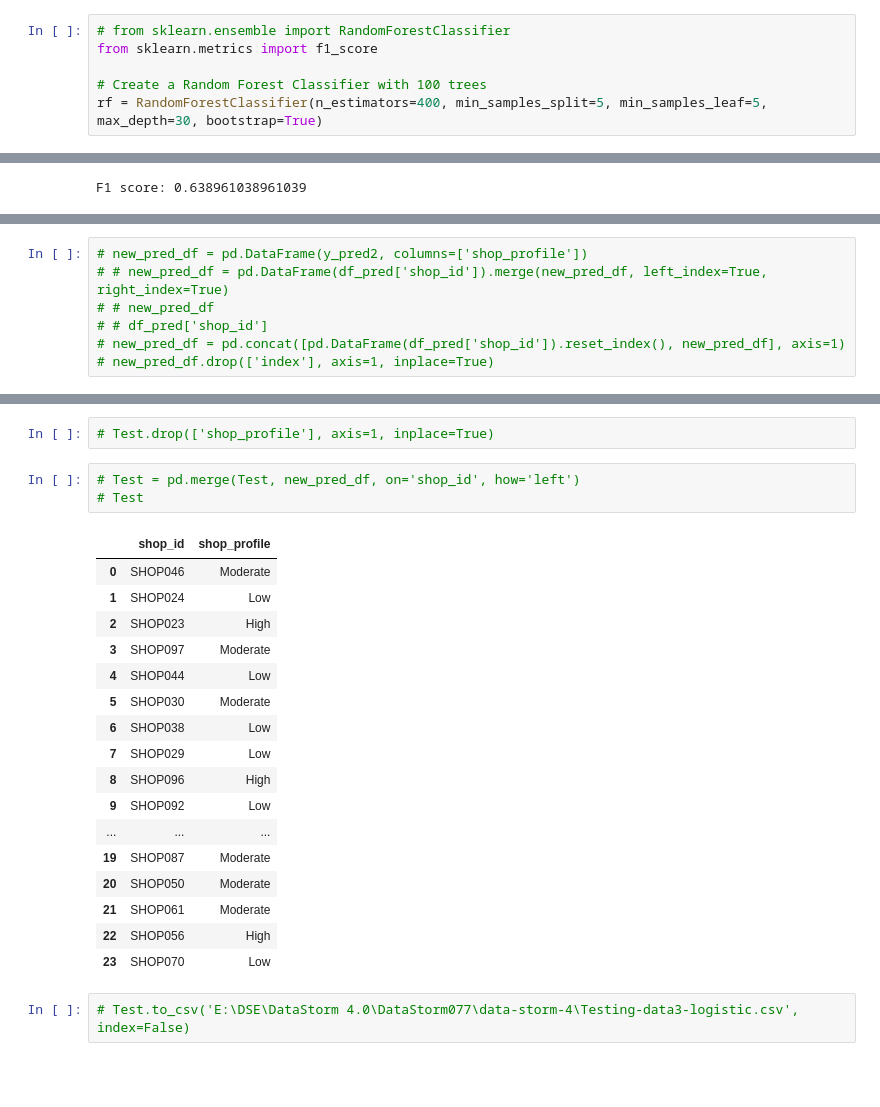
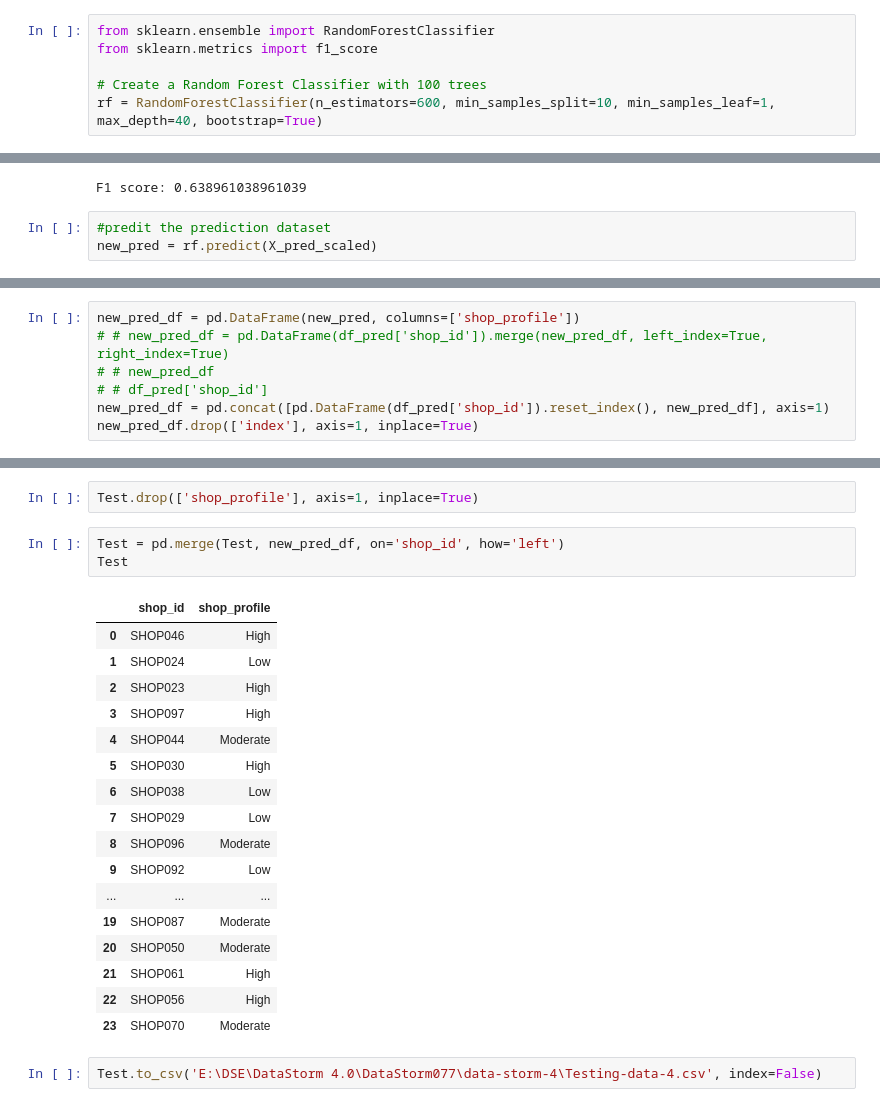
Before and after one commit to tharoosha/DataStorm077, a Jupyter notebook: Day3/Notebook04.ipynb, the cells around one changed output, grey strips where cells are left out. Cells and saved outputs as stored; diff of their text form; blank space fills up the shorter version.

```diff
--- a/Day3/Notebook04.ipynb
+++ b/Day3/Notebook04.ipynb
@@ -896,9 +908,9 @@ NameError: name 'X_scaled' is not defined
 # %%
-# from sklearn.ensemble import RandomForestClassifier
+from sklearn.ensemble import RandomForestClassifier
 from sklearn.metrics import f1_score
 
 # Create a Random Forest Classifier with 100 trees
-rf = RandomForestClassifier(n_estimators=400, min_samples_split=5, min_samples_leaf=5, max_depth=30, bootstrap=True)
+rf = RandomForestClassifier(n_estimators=600, min_samples_split=10, min_samples_leaf=1, max_depth=40, bootstrap=True)
 # %%
 # rf.fit(X_new_df, y)
 # %%
@@ -942,3 +944,6 @@ f1 = f1_score(y_test, y_pred, average='macro')
 print("F1 score:", f1)
 # %% [output]
 F1 score: 0.638961038961039
+# %%
+#predit the prediction dataset
+new_pred = rf.predict(X_pred_scaled)
@@ -945,8 +961,8 @@ F1 score: 0.638961038961039
 # %%
-# new_pred_df = pd.DataFrame(y_pred2, columns=['shop_profile'])
+new_pred_df = pd.DataFrame(new_pred, columns=['shop_profile'])
 # # new_pred_df = pd.DataFrame(df_pred['shop_id']).merge(new_pred_df, left_index=True, right_index=True)
 # # new_pred_df
 # # df_pred['shop_id']
-# new_pred_df = pd.concat([pd.DataFrame(df_pred['shop_id']).reset_index(), new_pred_df], axis=1)
-# new_pred_df.drop(['index'], axis=1, inplace=True)
+new_pred_df = pd.concat([pd.DataFrame(df_pred['shop_id']).reset_index(), new_pred_df], axis=1)
+new_pred_df.drop(['index'], axis=1, inplace=True)
 # %%
@@ -972,25 +988,25 @@ F1 score: 0.638961038961039
 # %%
-# Test.drop(['shop_profile'], axis=1, inplace=True)
+Test.drop(['shop_profile'], axis=1, inplace=True)
 # %%
-# Test = pd.merge(Test, new_pred_df, on='shop_id', how='left')
-# Test
+Test = pd.merge(Test, new_pred_df, on='shop_id', how='left')
+Test
 # %% [output]
 |  | shop_id | shop_profile |
-| 0 | SHOP046 | Moderate |
+| 0 | SHOP046 | High |
 | 1 | SHOP024 | Low |
 | 2 | SHOP023 | High |
-| 3 | SHOP097 | Moderate |
-| 4 | SHOP044 | Low |
-| 5 | SHOP030 | Moderate |
+| 3 | SHOP097 | High |
+| 4 | SHOP044 | Moderate |
+| 5 | SHOP030 | High |
 | 6 | SHOP038 | Low |
 | 7 | SHOP029 | Low |
-| 8 | SHOP096 | High |
+| 8 | SHOP096 | Moderate |
 | 9 | SHOP092 | Low |
 | ... | ... | ... |
 | 19 | SHOP087 | Moderate |
 | 20 | SHOP050 | Moderate |
-| 21 | SHOP061 | Moderate |
+| 21 | SHOP061 | High |
 | 22 | SHOP056 | High |
-| 23 | SHOP070 | Low |
+| 23 | SHOP070 | Moderate |
 # %%
-# Test.to_csv('E:\DSE\DataStorm 4.0\DataStorm077\data-storm-4\Testing-data3-logistic.csv', index=False)
+Test.to_csv('E:\DSE\DataStorm 4.0\DataStorm077\data-storm-4\Testing-data-4.csv', index=False)
```
Also changed, not shown: parts of 24 cells of this notebook, 8 other files.
